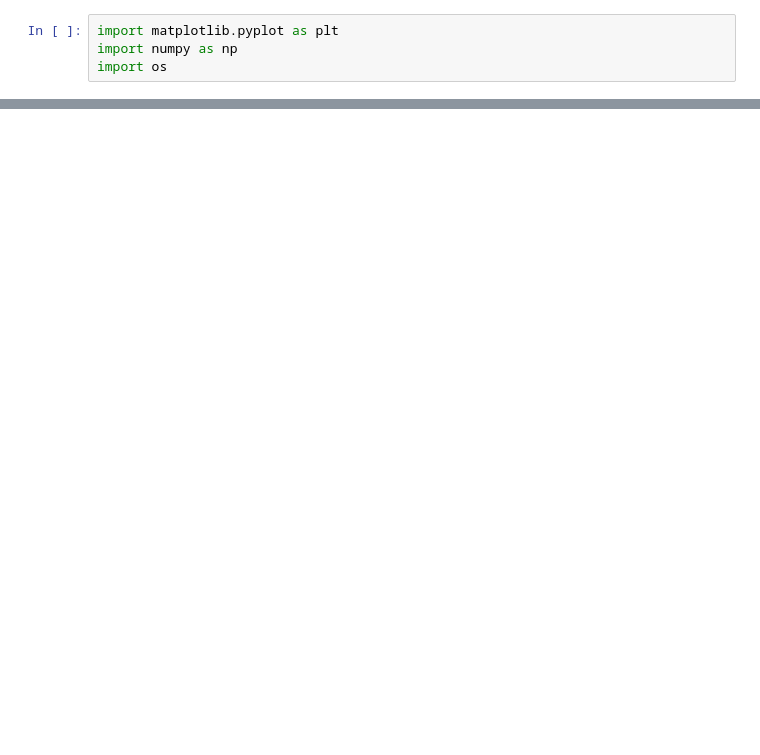
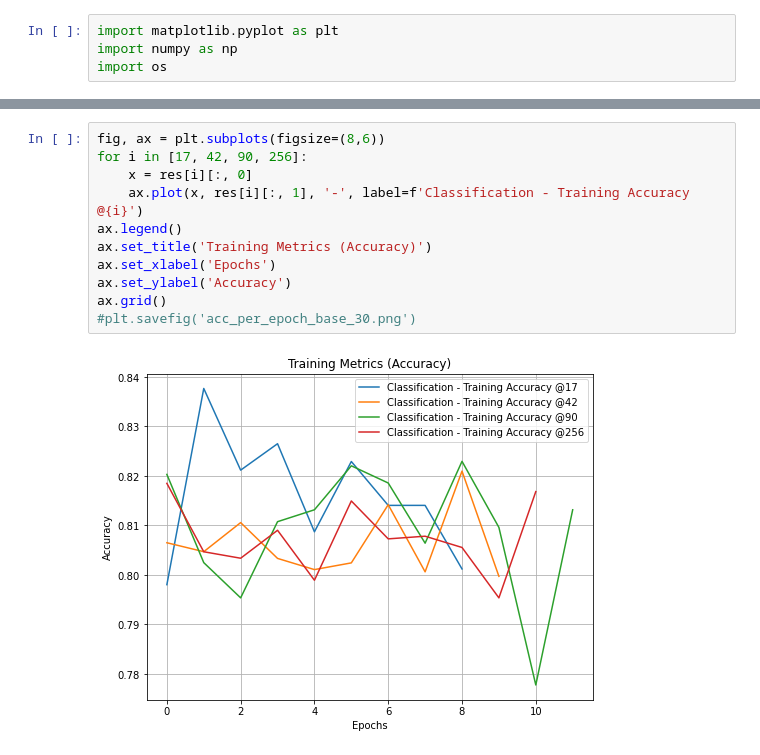
Before and after one commit to mazabdul7/msc_attention_project, a Jupyter notebook: plots/plot.ipynb, the cells around one changed output, grey strips where cells are left out. Drawn from its saved outputs; the diff is of its cells as text; blank space fills up the shorter version.

```diff
--- a/plots/plot.ipynb
+++ b/plots/plot.ipynb
@@ -8,0 +15,13 @@ train_data = train_data[1:]
+# %%
+fig, ax = plt.subplots(figsize=(8,6))
+for i in [17, 42, 90, 256]:
+    x = res[i][:, 0]
+    ax.plot(x, res[i][:, 1], '-', label=f'Classification - Training Accuracy @{i}')
+ax.legend()
+ax.set_title('Training Metrics (Accuracy)')
+ax.set_xlabel('Epochs')
+ax.set_ylabel('Accuracy')
+ax.grid()
+#plt.savefig('acc_per_epoch_base_30.png')
+# %% [output]
+[figure, added]
```
Also changed, not shown: parts of 5 cells of this notebook, 16 other files.
